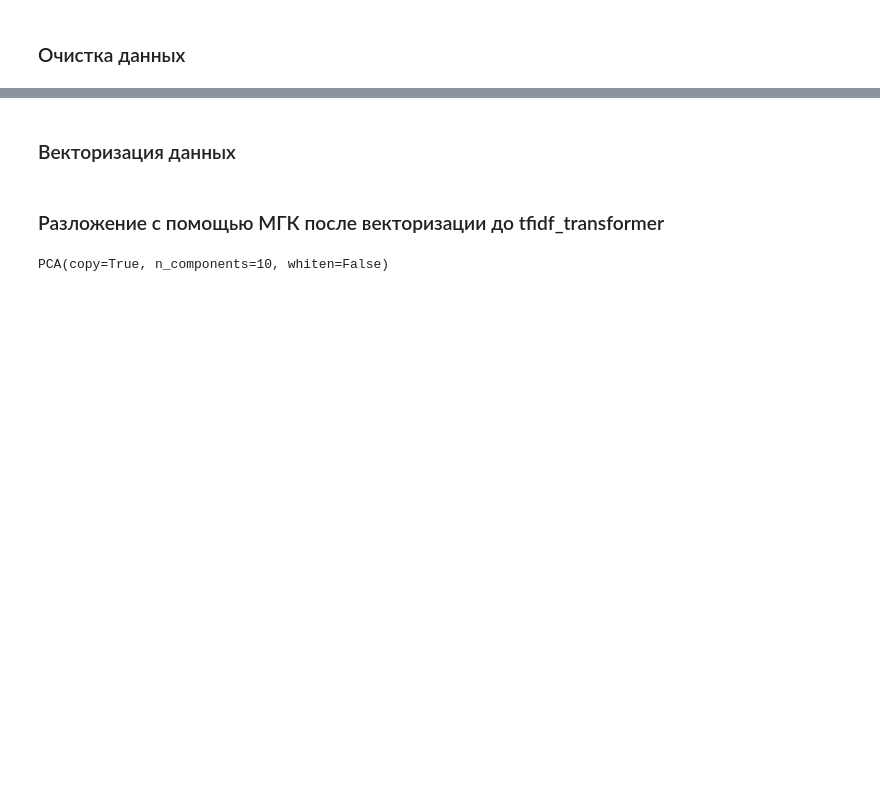
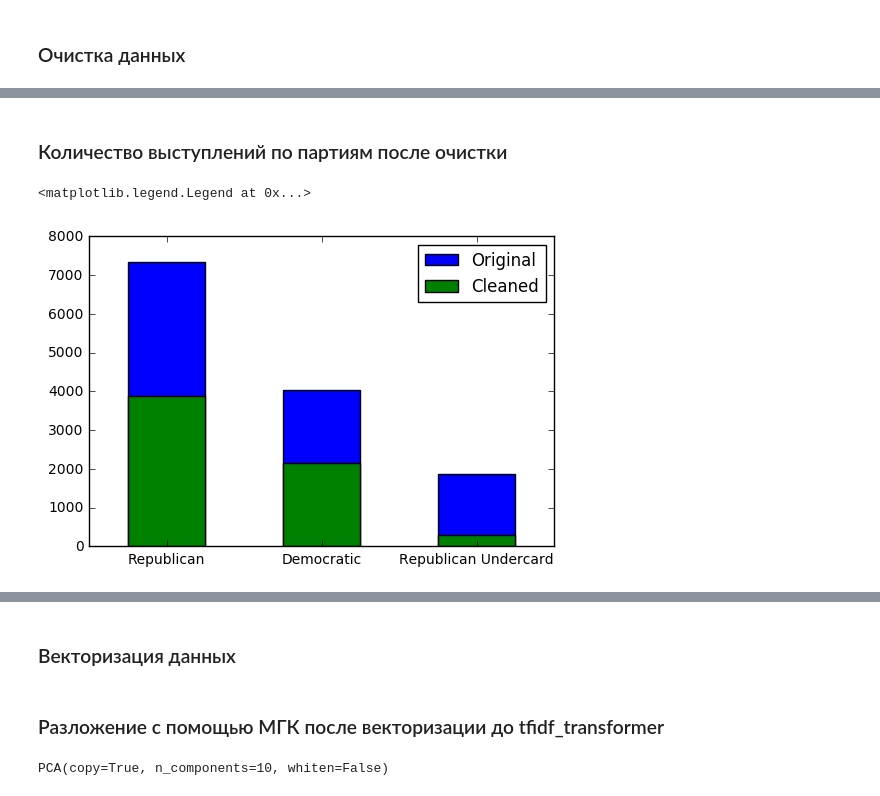
Before and after one commit to VENHEADs/python, a Jupyter notebook: Goto%20november%202016/PCA FINAL.ipynb, the cells around one changed output, grey strips where cells are left out. Drawn from its saved outputs; the diff is of its cells as text; code cells hidden in the pictures; blank space fills up the shorter version.

```diff
--- a/Goto%20november%202016/PCA FINAL.ipynb
+++ b/Goto%20november%202016/PCA FINAL.ipynb
@@ -33,0 +51,9 @@ train = df.Text.values
+# %% [markdown]
+### Количество выступлений по партиям после очистки
+# %%
+data.Party.value_counts().plot(kind="bar", label='Original')
+df.Party.value_counts().plot(kind="bar", rot=0,color='g',label='Cleaned')
+pyplot.legend(loc='upper right')
+# %% [output]
+<matplotlib.legend.Legend at 0x...>
+[figure, added]
```
Also changed, not shown: parts of 13 cells of this notebook.
